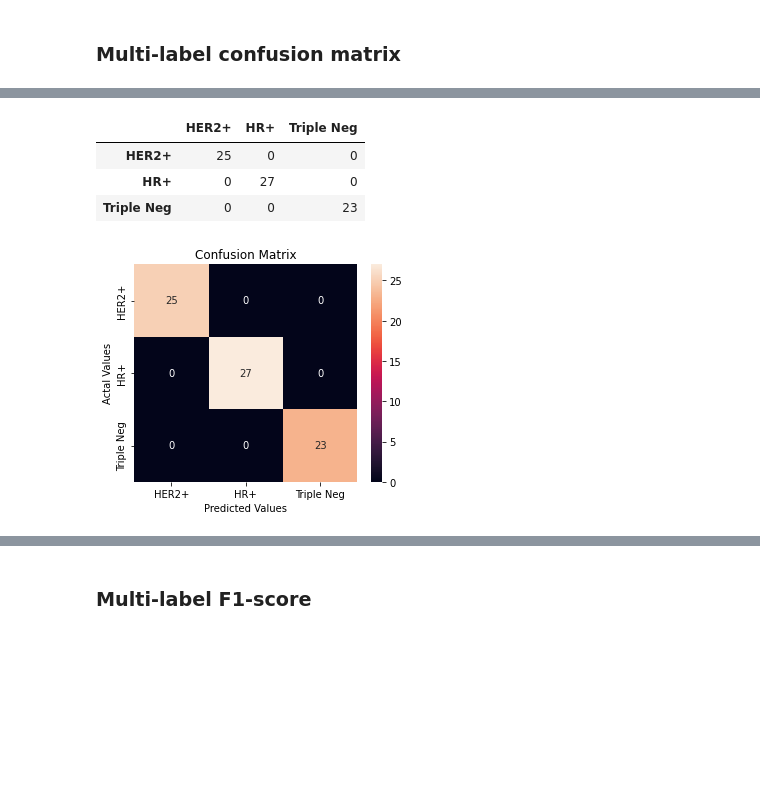
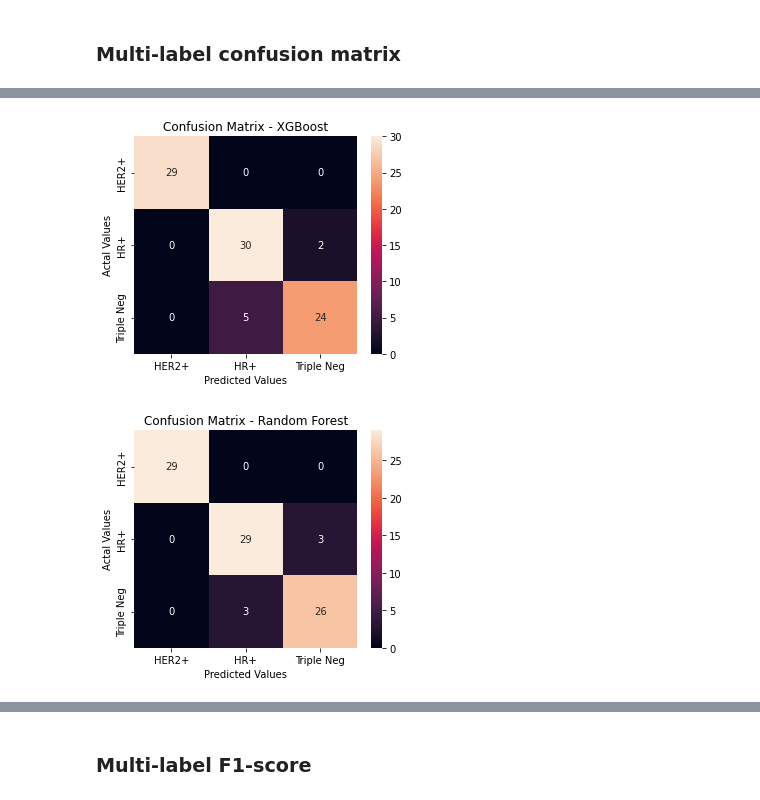
Before and after one commit to aaronyhsl/B4TM2022, a Jupyter notebook: src/feature_selections.ipynb, the cells around one changed output, grey strips where cells are left out. Cells and saved outputs as stored; diff of their text form; code cells hidden in the pictures; blank space fills up the shorter version.

```diff
--- a/src/feature_selections.ipynb
+++ b/src/feature_selections.ipynb
@@ -492,5 +388,5 @@ mean_mutinfo = fs_mutinfo_all_df['Scores'].mean()
 print('Mean score of mutual information:', mean_mutinfo)
 
 # select features higher or equal to the mean
-fs_mutinfo = fs_mutinfo_all_df.loc[fs_mutinfo_all_df['Scores'] >= 0.07]
+fs_mutinfo = fs_mutinfo_all_df.loc[fs_mutinfo_all_df['Scores'] >= 0.18]
 # %% [output]
@@ -766,22 +707,55 @@ confusion_mx_train = confusion_matrix(lc_y_train, y_pred_train)
+# %%
+# XGBoost prediction
+y_pred_train_xgb = opt_xgb.predict(X_train_fs_mutinfo)
+
+# Random Forest prediction
+y_pred_train_rf = opt_rf.predict(X_train_fs_mutinfo)
+
+# Logistic Regression prediction
+y_pred_train_lr = opt_lr.predict(X_train_fs_mutinfo)
+# %%
+# Confusion matrix for XGBoost
+confusion_mx_train_xgb = confusion_matrix(lc_y_train, y_pred_train_xgb)
+
+# Confusion matrix for Random Forest
+confusion_mx_train_rf = confusion_matrix(y_train, y_pred_train_rf)
+
+# Confusion matrix for Logistic Regression
+confusion_mx_train_lr = confusion_matrix(y_train, y_pred_train_lr)
 # %%
-# Creating a dataframe for a array-formatted Confusion matrix,so it will be easy for plotting.
-confusion_mx_train_df = pd.DataFrame(confusion_mx_train,
+# Creating dataframe for a array-formatted Confusion matrix,so it will be easy for plotting.
+
+# XGBoost
+confusion_mx_train_xgb_df = pd.DataFrame(confusion_mx_train_xgb,
                      index = ['HER2+','HR+','Triple Neg'],
                      columns = ['HER2+','HR+','Triple Neg'])
+
+# Random Forest
+confusion_mx_train_rf_df = pd.DataFrame(confusion_mx_train_rf,
+                     index = ['HER2+','HR+','Triple Neg'],
+                     columns = ['HER2+','HR+','Triple Neg'])
+
+# Logistic Regression
+confusion_mx_train_lr_df = pd.DataFrame(confusion_mx_train_lr,
+                     index = ['HER2+','HR+','Triple Neg'],
+                     columns = ['HER2+','HR+','Triple Neg'])
-# %%
-confusion_mx_train_df
-# %% [output]
-|  | HER2+ | HR+ | Triple Neg |
-| HER2+ | 25 | 0 | 0 |
-| HR+ | 0 | 27 | 0 |
-| Triple Neg | 0 | 0 | 23 |
 # %%
-#Plotting the confusion matrix
+#Plotting the confusion matrix - XGBoost
 plt.figure(figsize=(5,4))
-sns.heatmap(confusion_mx_train_df, annot=True)
-plt.title('Confusion Matrix')
+sns.heatmap(confusion_mx_train_xgb_df, annot=True)
+plt.title('Confusion Matrix - XGBoost')
 plt.ylabel('Actal Values')
 plt.xlabel('Predicted Values')
 plt.show()
 # %% [output]
-[figure, old version]
+[figure, new version]
+# %%
+#Plotting the confusion matrix - Random Forest
+plt.figure(figsize=(5,4))
+sns.heatmap(confusion_mx_train_rf_df, annot=True)
+plt.title('Confusion Matrix - Random Forest')
+plt.ylabel('Actal Values')
+plt.xlabel('Predicted Values')
+plt.show()
+# %% [output]
+[figure, added]
```
Also changed, not shown: parts of 52 cells of this notebook, 4 other files.
